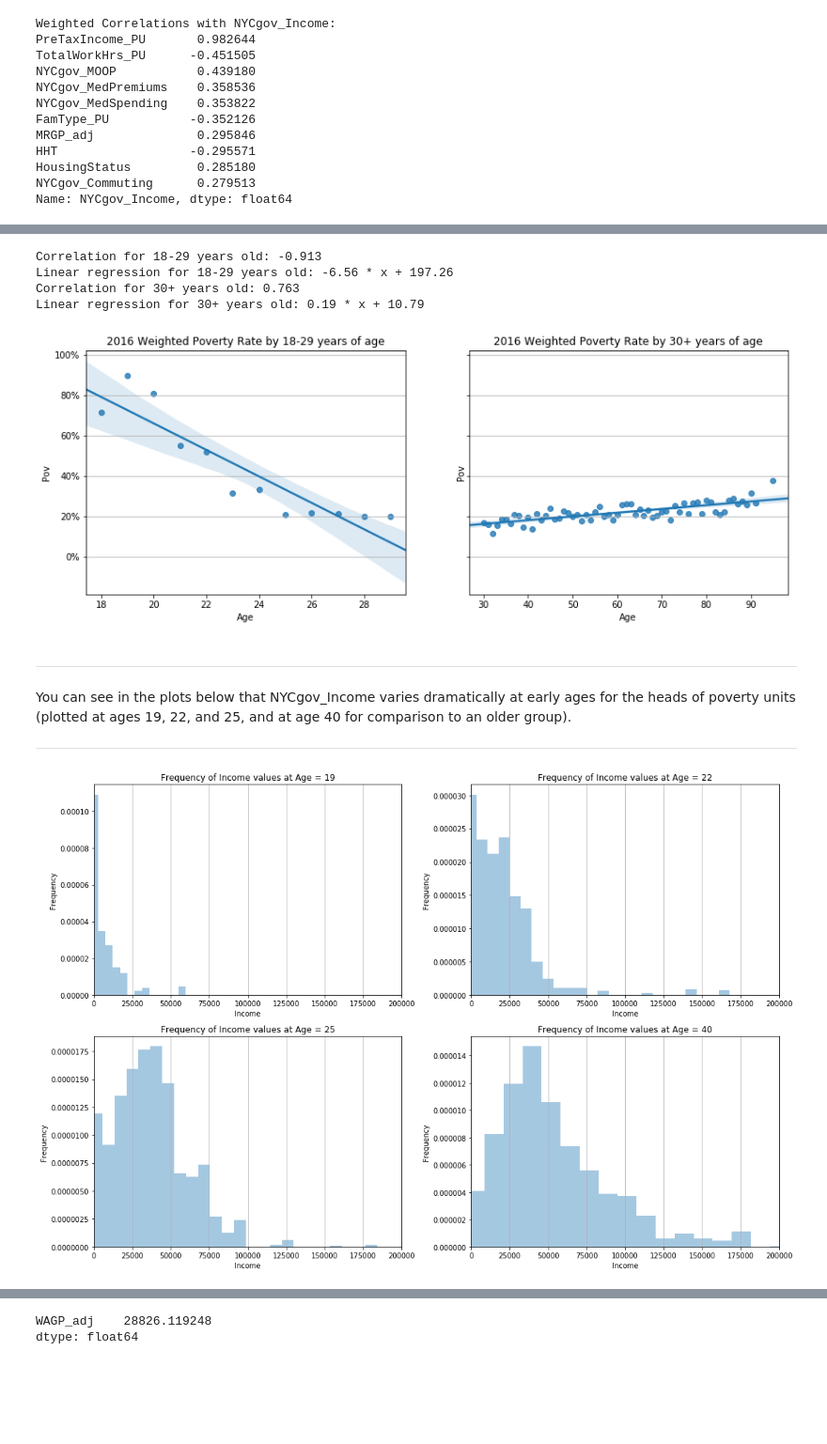
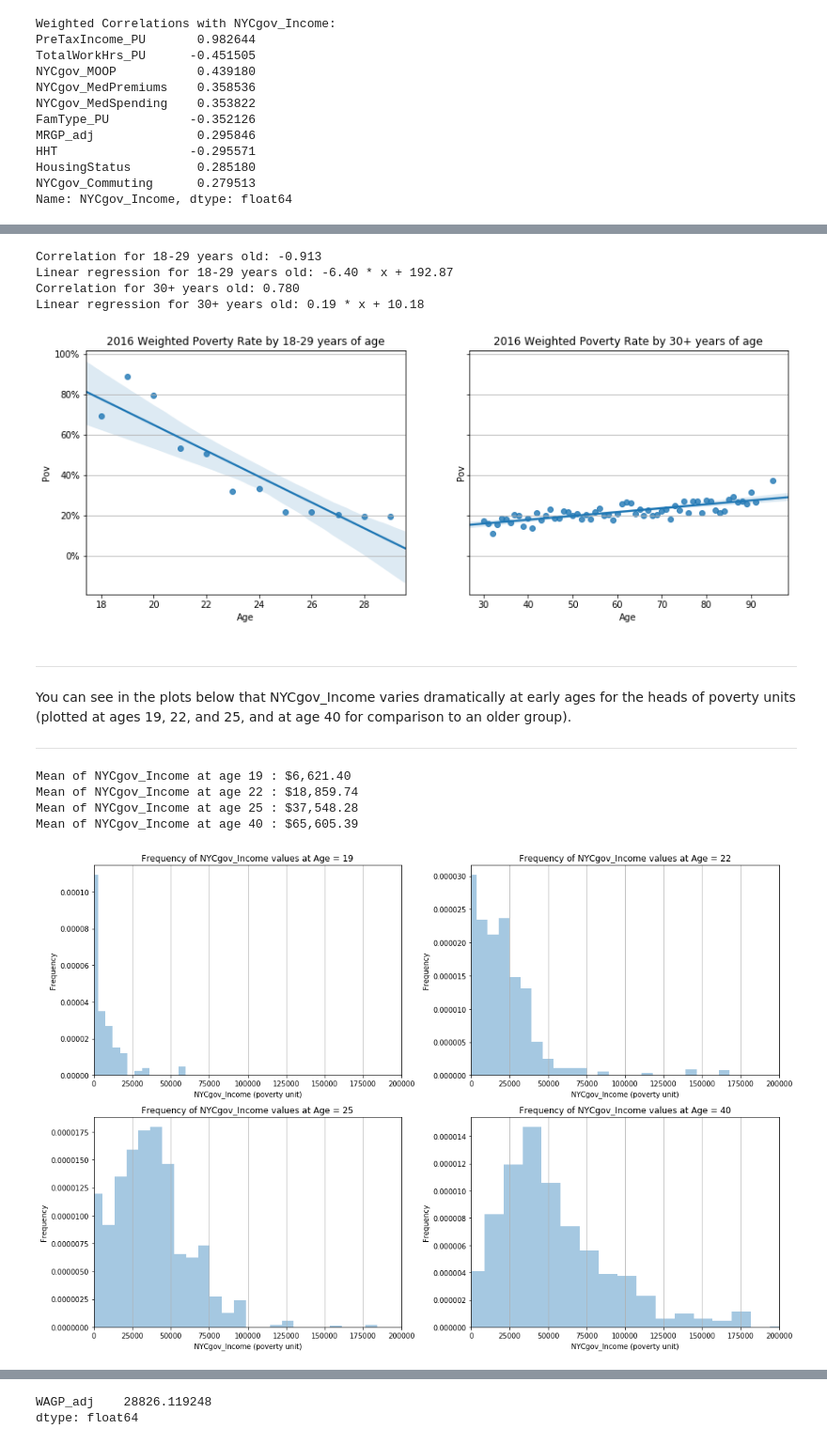
Before and after one commit to c74p/Capstone-NYCPoverty, a Jupyter notebook: Capstone Project 1 - Poverty/alldraft.ipynb, the cells around one changed output, grey strips where cells are left out. Shown: that part at 94% size. Drawn from its saved outputs; the diff is of its cells as text; code cells hidden in the pictures; blank space fills up the shorter version.

```diff
--- a/Capstone Project 1 - Poverty/alldraft.ipynb
+++ b/Capstone Project 1 - Poverty/alldraft.ipynb
@@ -597,0 +408,13 @@ pd.DataFrame(inp_corr_2016.NYCgov_Pov_Stat.reindex(inp_corr_2016.NYCgov_Pov_Stat
+# %%
+temp = pu_2016
+title = 'Frequency of NYCgov_Income values, all ages'
+ax = sns.distplot(temp.NYCgov_Income, hist_kws={'weights': temp.WGTP, 'density': 1}, kde=False)
+ax.grid(which='major', axis='x')
+ax.set_xlim(0,400000)
+ax.set_xlabel('NYCgov_Income (poverty unit)')
+ax.set_ylabel('Frequency')
+ax.set_title(title)
+plt.axvline(x=118348.93, color='k')
+print('Description of NYCgov_Income:')
+print('Weighted mean: ' + '${:8,.2f}'.format(DescrStatsW(temp.NYCgov_Income, weights=temp.WGTP).mean))
+print('Weighted std: ' + '${:8,.2f}'.format(DescrStatsW(temp.NYCgov_Income, weights=temp.WGTP).std))
@@ -607,7 +437,7 @@ n = 0
 column = raw_inp_vars[n]
 year = 2016
 #pcts = df_for_pov_chart_nocats(hhonly_2016, raw_inp_vars[n], 'PWGTP')
-pcts = df_for_pov_chart_nocats(pu_2016, raw_inp_vars[n], 'PWGTP')
+pcts = df_for_pov_chart_nocats(pu_2016, raw_inp_vars[n], 'WGTP')
 pcts_18_29 = pcts[3:15]
 pcts_30plus = pcts[15:]
 pcts_18_29.reset_index(inplace=True)
@@ -636,9 +466,9 @@ for year in range(2):
     print('Linear regression for ' + str(group[year]) + ' old: ' + '{:4.2f}'.format(m) + ' * x + ' + '{:4.2f}'.format(b))
 # %% [output]
 Correlation for 18-29 years old: -0.913
-Linear regression for 18-29 years old: -6.56 * x + 197.26
-Correlation for 30+ years old: 0.763
-Linear regression for 30+ years old: 0.19 * x + 10.79
+Linear regression for 18-29 years old: -6.40 * x + 192.87
+Correlation for 30+ years old: 0.780
+Linear regression for 30+ years old: 0.19 * x + 10.18
 [figure]
 # %% [markdown]
 ***
@@ -647,20 +477,25 @@ You can see in the plots below that NYCgov_Income varies dramatically at early a
 # %%
 groups = [19, 22, 25, 40]
 nrows = 2
 ncols = len(groups)//2
 
 fig, axes = plt.subplots(nrows=nrows, ncols=ncols, figsize=(15,10), sharex=True, sharey=True)
 
 for age, axis in zip(groups, range(len(groups))):
     temp = pu_2016[pu_2016.AGEP == age]
-    title = 'Frequency of Income values at Age = ' + str(age)
+    print('Mean of NYCgov_Income at age ' + str(age) + ' : ' + '${:6,.2f}'.format(temp.NYCgov_Income.mean()))
+    title = 'Frequency of NYCgov_Income values at Age = ' + str(age)
     plt.subplot(nrows, ncols, axis+1)
     ax = sns.distplot(temp.NYCgov_Income, hist_kws={'weights': temp.WGTP, 'density': 1}, kde=False)
     ax.grid(which='major', axis='x')
     ax.set_xlim(0,200000)
-    ax.set_xlabel('Income')
+    ax.set_xlabel('NYCgov_Income (poverty unit)')
     ax.set_ylabel('Frequency')
     ax.set_title(title)
 plt.tight_layout()
 # %% [output]
+Mean of NYCgov_Income at age 19 : $6,621.40
+Mean of NYCgov_Income at age 22 : $18,859.74
+Mean of NYCgov_Income at age 25 : $37,548.28
+Mean of NYCgov_Income at age 40 : $65,605.39
-[figure, old version]
+[figure, new version]
```
Also changed, not shown: parts of 134 cells of this notebook.
